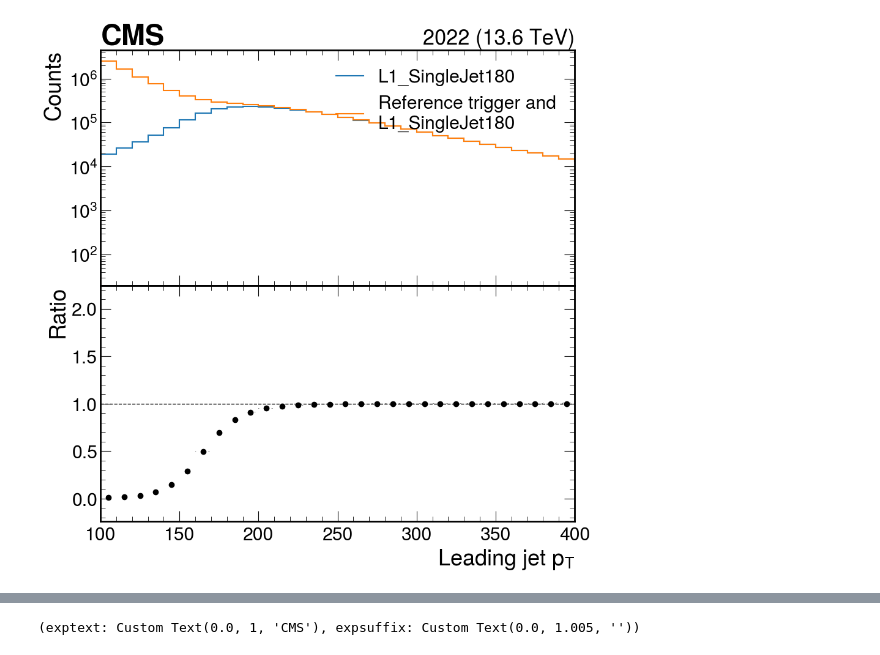
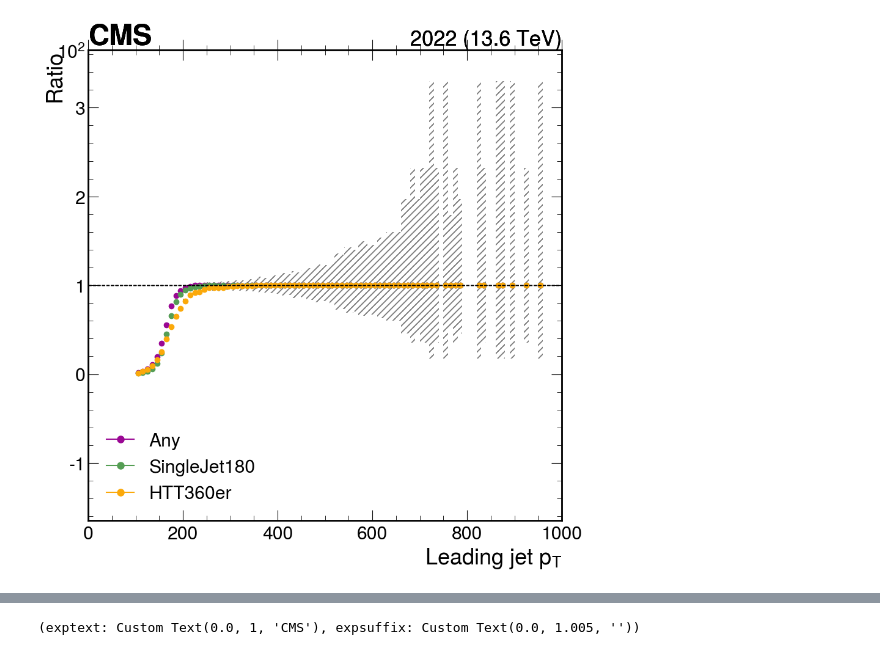
Before and after one commit to alintulu/hbb, a Jupyter notebook: notebooks/trigger.ipynb, the cells around one changed output, grey strips where cells are left out. Cells and saved outputs as stored; diff of their text form; code cells hidden in the pictures.

Commit message:
update trigger efficiency script

```diff
--- a/notebooks/trigger.ipynb
+++ b/notebooks/trigger.ipynb
@@ -109,10 +28,0 @@ False
-# %%
-jet = ak.firsts(events.ScoutingJet[
-            (events.ScoutingJet.pt > 15)
-            & (abs(events.ScoutingJet.eta) < 2.5)
-            #& ak.all(events.Jet.metric_table(muons) > 0.4, axis=-1)  # default metric: delta_r
-        ])
-# %%
-jet_exists = ~ak.is_none(jet) & reftrigger
-
-jet_exists
@@ -322,7 +291,0 @@ output[0]
-# %%
-ptproj = (
-    out["trigger"]
-    .project("dataset", "mass", "trigger")[[hist.loc('QCD_PT-120to170'), hist.loc('QCD_PT-300to470'), hist.loc('QCD_PT-470to600'), hist.loc('QCD_PT-600toInf')], :, :]
-)[{"dataset" : sum}]
-
-ptproj
@@ -334,34 +292,50 @@ Hist(
 # %%
-# here we plot the ratio of (require the minimum AND that the jet passed a signal trigger)/(only require the minimum)
-# sample: data
-# variable: pt
-
 out = output[0]
 
-fig, (ax1, ax2) = plt.subplots(2,1, figsize=(10,10), sharex=True)
-fig.subplots_adjust(hspace=0)
+labels = {
+    'any' : '#9A0794',
+    'SingleJet180' : '#559E54',
+    'HTT360er' : '#FBA90A',
+}
 
-ptproj = (
-    out["trigger"]
-    .project("dataset", "pt", "trigger")[hist.loc('Run2022F'), :, :] #[[hist.loc('QCD_PT-120to170'), hist.loc('QCD_PT-300to470'), hist.loc('QCD_PT-470to600'), hist.loc('QCD_PT-600toInf')], :, :]
-) #[{"dataset" : sum}]
+for era in ["Data", "MC"]:
+    for var in ["pt", "mass"]:
+        ptproj = (
+            out["trigger"]
+            .project("era", var, "trigger")[hist.loc(era), :, :]
+        )
 
-denom = ptproj[:, hist.loc("none")]
-num = ptproj[:, hist.loc("any")]
-main_ax_artists, sublot_ax_arists = num.plot_ratio(
-    denom,
-    rp_ylabel=r"Ratio",
-    rp_num_label="L1_SingleJet180",
-    rp_denom_label="Reference trigger and\nL1_SingleJet180",
-    rp_uncert_draw_type="bar",
-    ax_dict={"main_ax" : ax1, "ratio_ax" : ax2}
-)
+        fig, (ax1, ax2) = plt.subplots(2,1, figsize=(10,10), sharex=True, gridspec_kw={'height_ratios': [0, 3]})
+        fig.subplots_adjust(hspace=0)
+        handles = []
+        for tname in labels.keys():
 
-ax1.set_xlabel('')
-ax1.set_yscale('log')
-ax1.set_xlim(100,400)
-mplhep.cms.label(ax=ax1, data=True, year="2022", rlabel="2022 (13.6 TeV)")
+            denom = ptproj[:, hist.loc("none")]
+            num = ptproj[:, hist.loc(tname)]
+            main_ax_artists, sublot_ax_arists = num.plot_ratio(
+                denom,
+                rp_ylabel=r"Ratio",
+                rp_num_label=tname,
+                rp_denom_label=f"Reference trigger and\n{tname}",
+                rp_uncert_draw_type="bar",
+                ax_dict={"main_ax" : ax1, "ratio_ax" : ax2}
+            )
 
-plt.savefig("ak8_data_pt_zoom.png")
+            sublot_ax_arists.dots.set_color(labels[tname])
+
+            ax1.set_xlabel('')
+            ax1.set_ylabel('')
+            ax1.set_yscale('log')
+            #ax1.set_xlim(100,400)
+            #ax2.set_ylim(-0.1,1.5)
+            mplhep.cms.label(ax=ax1, data=True if era == "Data" else False, year="2022", rlabel="2022 (13.6 TeV)")
+
+            from matplotlib.lines import Line2D
+            dot = Line2D([0], [0], marker='o', color=labels[tname], label=tname if tname != "any" else "Any", markersize=8)
+            handles.extend([dot])
+            plt.legend(handles=handles)
+
+
+    #plt.savefig("ak8_data_pt_zoom.png")
 # %% [output]
-[figure, old version]
+[figure, new version]
```
Also changed, not shown: parts of 16 cells of this notebook, 1 other file.
